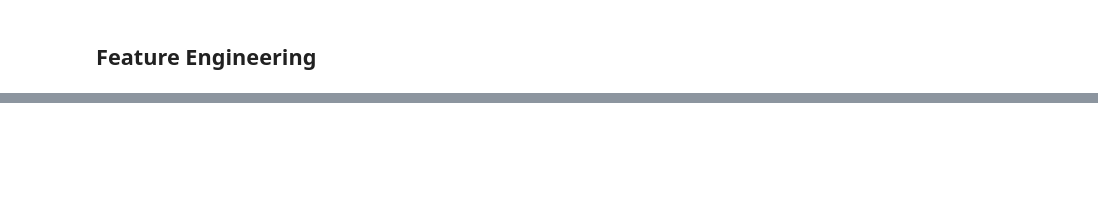
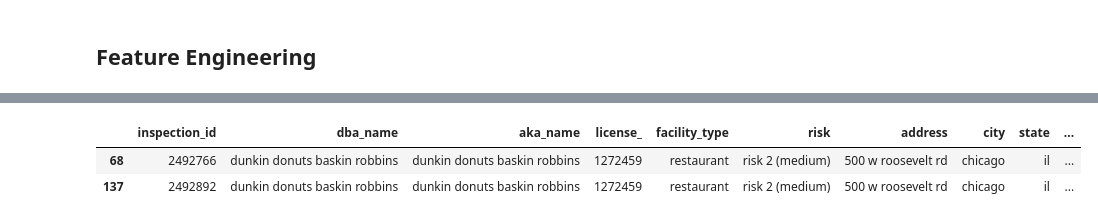
Before and after one commit to AnaTorresR/DPA-ADEI, a Jupyter notebook: notebooks/20210415_cleaning_feature_engineering.ipynb, the cells around one changed output, grey strips where cells are left out. Cells and saved outputs as stored; diff of their text form; code cells hidden in the pictures; blank space fills up the shorter version.

```diff
--- a/notebooks/20210415_cleaning_feature_engineering.ipynb
+++ b/notebooks/20210415_cleaning_feature_engineering.ipynb
@@ -39,6 +39,6 @@ datos.head(5)
 # %% [markdown]
 ## Feature Engineering
 # %%
-datos = feature_engineering(datos)
+df = feature_engineering(datos)
 # %%
-datos
+datos['last_inspection'] = datos.sort_values(['license_', 'inspection_date']).groupby('license_')['inspection_date'].diff()
@@ -58,0 +45,2 @@ datos
+# %%
+datos.last_inspection.mask(df.last_inspection.isna(), "0", inplace=True)
@@ -58,0 +63,6 @@ datos
+# %%
+datos[datos['license_'] == '1272459']
+# %% [output]
+|  | inspection_id | dba_name | aka_name | license_ | facility_type | risk | address | city | state | ... |
+| 68 | 2492766 | dunkin donuts baskin robbins | dunkin donuts baskin robbins | 1272459 | restaurant | risk 2 (medium) | 500 w roosevelt rd | chicago | il | ... |
+| 137 | 2492892 | dunkin donuts baskin robbins | dunkin donuts baskin robbins | 1272459 | restaurant | risk 2 (medium) | 500 w roosevelt rd | chicago | il | ... |
```
Also changed, not shown: parts of 6 cells of this notebook, 11 other files.
